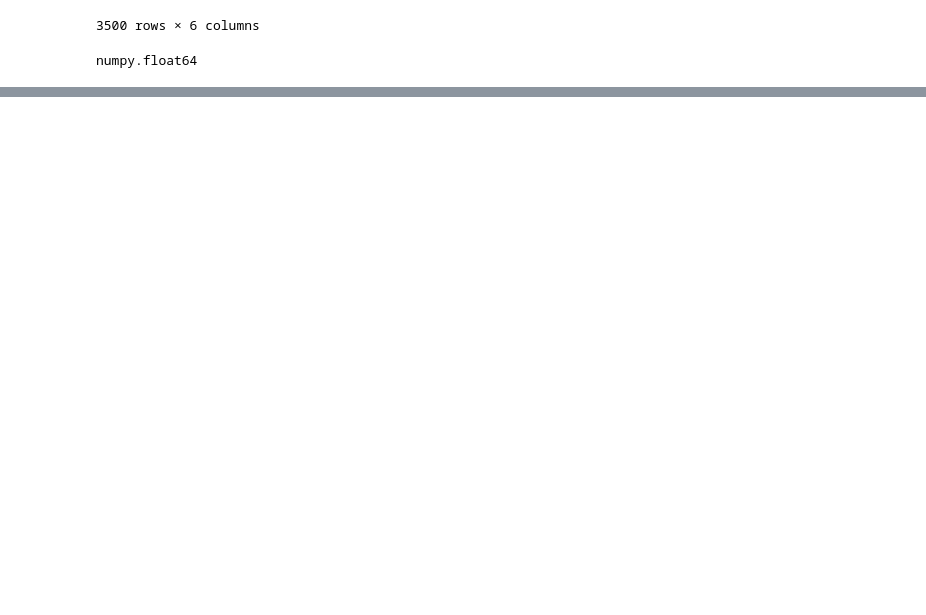
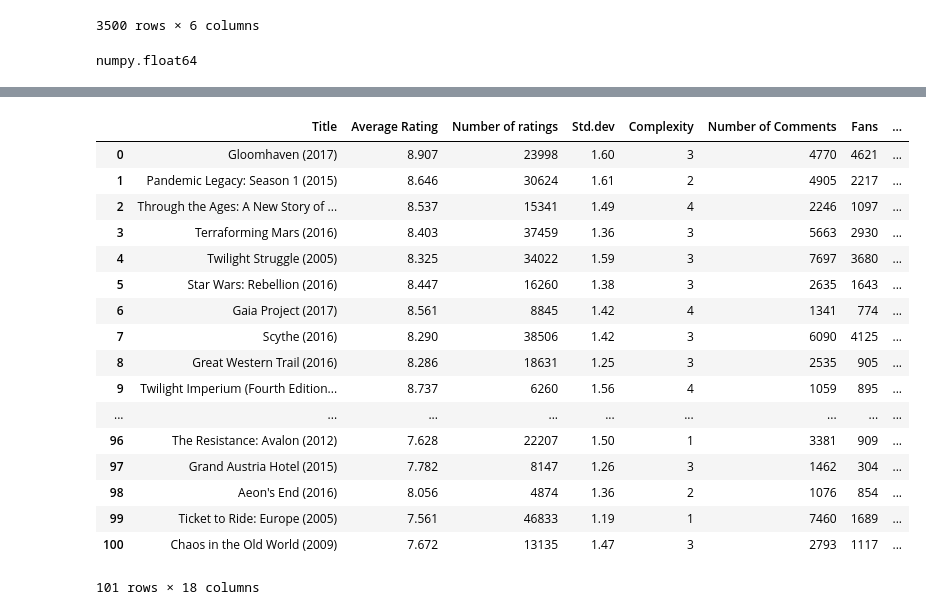
Before and after one commit to Szmariu/animated-winter, a Jupyter notebook: code.ipynb, the cells around one changed output, grey strips where cells are left out. Saved outputs shown, nothing was run; the diff lists cells and outputs as text; code cells hidden in the pictures; blank space fills up the shorter version.

Commit message:
Finished the detailed table

```diff
--- a/code.ipynb
+++ b/code.ipynb
@@ -114,0 +143,21 @@ print(data2)
+# %%
+display(detailedTable)
+# %% [output]
+|  | Title | Average Rating | Number of ratings | Std.dev | Complexity | Number of Comments | Fans | ... |
+| 0 | Gloomhaven (2017) | 8.907 | 23998 | 1.60 | 3 | 4770 | 4621 | ... |
+| 1 | Pandemic Legacy: Season 1 (2015) | 8.646 | 30624 | 1.61 | 2 | 4905 | 2217 | ... |
+| 2 | Through the Ages: A New Story of ... | 8.537 | 15341 | 1.49 | 4 | 2246 | 1097 | ... |
+| 3 | Terraforming Mars (2016) | 8.403 | 37459 | 1.36 | 3 | 5663 | 2930 | ... |
+| 4 | Twilight Struggle (2005) | 8.325 | 34022 | 1.59 | 3 | 7697 | 3680 | ... |
+| 5 | Star Wars: Rebellion (2016) | 8.447 | 16260 | 1.38 | 3 | 2635 | 1643 | ... |
+| 6 | Gaia Project (2017) | 8.561 | 8845 | 1.42 | 4 | 1341 | 774 | ... |
+| 7 | Scythe (2016) | 8.290 | 38506 | 1.42 | 3 | 6090 | 4125 | ... |
+| 8 | Great Western Trail (2016) | 8.286 | 18631 | 1.25 | 3 | 2535 | 905 | ... |
+| 9 | Twilight Imperium (Fourth Edition... | 8.737 | 6260 | 1.56 | 4 | 1059 | 895 | ... |
+| ... | ... | ... | ... | ... | ... | ... | ... | ... |
+| 96 | The Resistance: Avalon (2012) | 7.628 | 22207 | 1.50 | 1 | 3381 | 909 | ... |
+| 97 | Grand Austria Hotel (2015) | 7.782 | 8147 | 1.26 | 3 | 1462 | 304 | ... |
+| 98 | Aeon's End (2016) | 8.056 | 4874 | 1.36 | 2 | 1076 | 854 | ... |
+| 99 | Ticket to Ride: Europe (2005) | 7.561 | 46833 | 1.19 | 1 | 7460 | 1689 | ... |
+| 100 | Chaos in the Old World (2009) | 7.672 | 13135 | 1.47 | 3 | 2793 | 1117 | ... |
+101 rows × 18 columns
```
Also changed, not shown: parts of 3 cells of this notebook, 1 other file.
